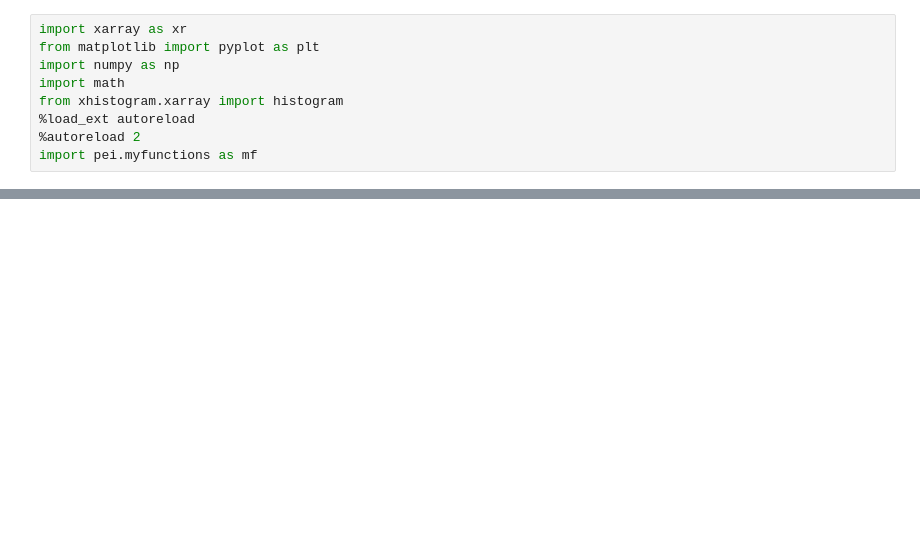
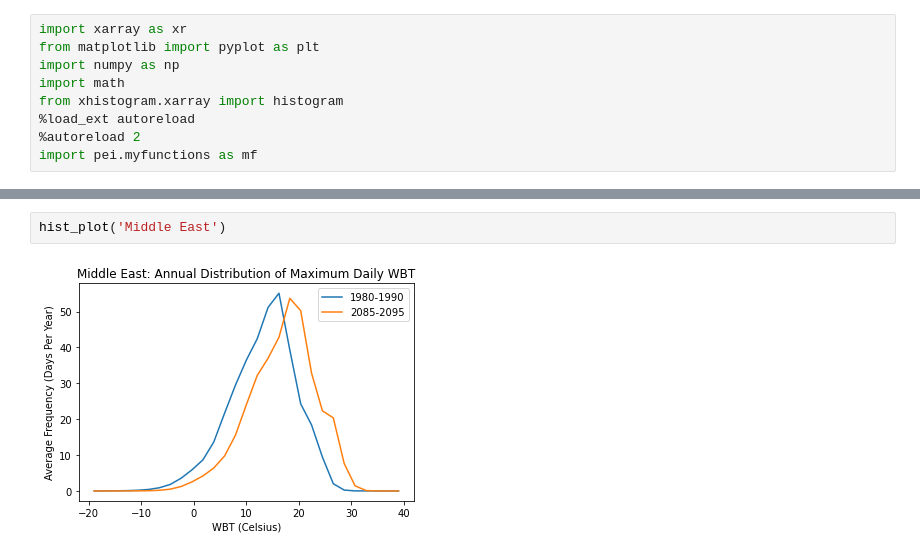
Before and after one commit to KYan19/pei, a Jupyter notebook: notebooks/4.2_WBTPlots.ipynb, the cells around one changed output, grey strips where cells are left out. Cells and saved outputs as stored; diff of their text form; blank space fills up the shorter version.

```diff
--- a/notebooks/4.2_WBTPlots.ipynb
+++ b/notebooks/4.2_WBTPlots.ipynb
@@ -31,0 +122,4 @@ mf.contour_plot(mean_diff,region='Global',title='Difference in Decadal Mean Temp
+# %%
+hist_plot('Middle East')
+# %% [output]
+[figure, added]
```
Also changed, not shown: parts of 22 cells of this notebook, 1 other file.
